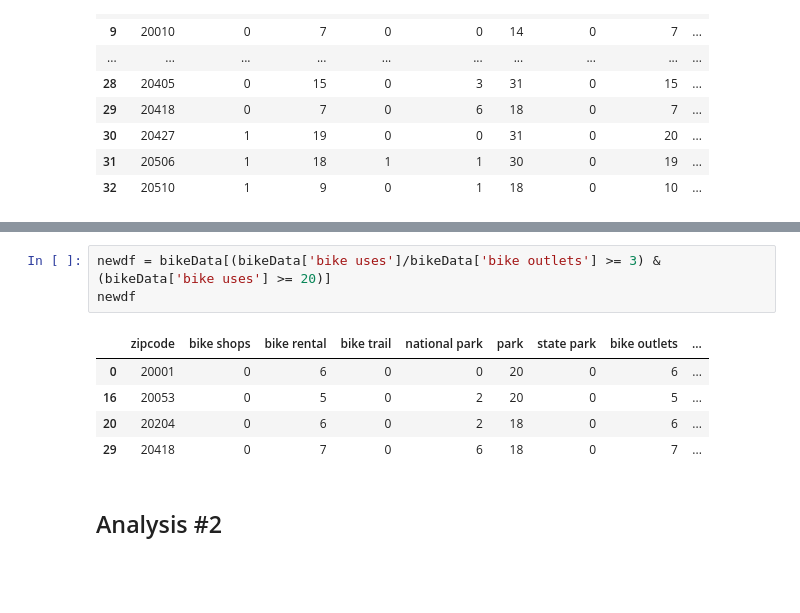
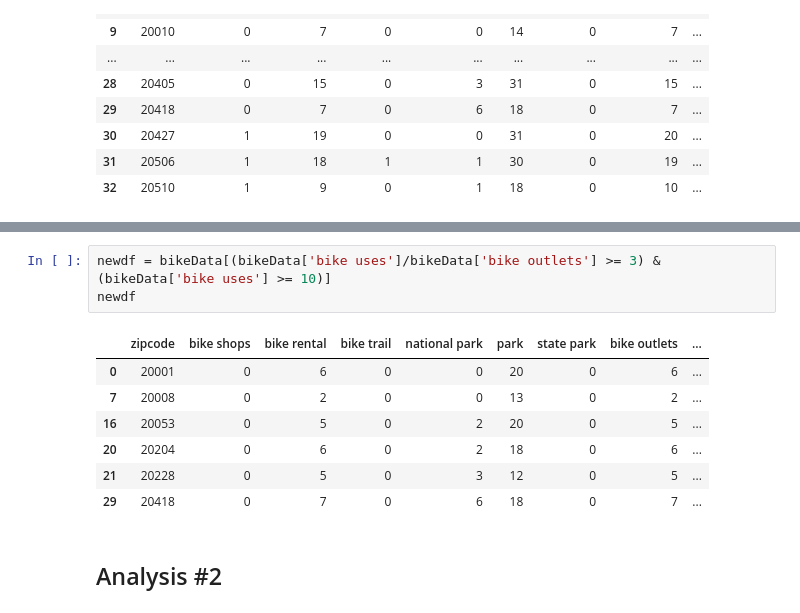
Before and after one commit to rorymmclean/ds-project, a Jupyter notebook: My DC Capstone Project.ipynb, the cells around one changed output, grey strips where cells are left out. Cells and saved outputs as stored; diff of their text form; blank space fills up the shorter version.

```diff
--- a/My DC Capstone Project.ipynb
+++ b/My DC Capstone Project.ipynb
@@ -140,11 +140,13 @@ plt.plot(x, y, 'o', color='black');
 # %%
-newdf = bikeData[(bikeData['bike uses']/bikeData['bike outlets'] >= 3) & (bikeData['bike uses'] >= 20)]
+newdf = bikeData[(bikeData['bike uses']/bikeData['bike outlets'] >= 3) & (bikeData['bike uses'] >= 10)]
 newdf
 # %% [output]
 |  | zipcode | bike shops | bike rental | bike trail | national park | park | state park | bike outlets | ... |
 | 0 | 20001 | 0 | 6 | 0 | 0 | 20 | 0 | 6 | ... |
+| 7 | 20008 | 0 | 2 | 0 | 0 | 13 | 0 | 2 | ... |
 | 16 | 20053 | 0 | 5 | 0 | 2 | 20 | 0 | 5 | ... |
 | 20 | 20204 | 0 | 6 | 0 | 2 | 18 | 0 | 6 | ... |
+| 21 | 20228 | 0 | 5 | 0 | 3 | 12 | 0 | 5 | ... |
 | 29 | 20418 | 0 | 7 | 0 | 6 | 18 | 0 | 7 | ... |
 # %% [markdown]
 ## Analysis #2
```
Also changed, not shown: parts of 4 cells of this notebook, 6 other files.
